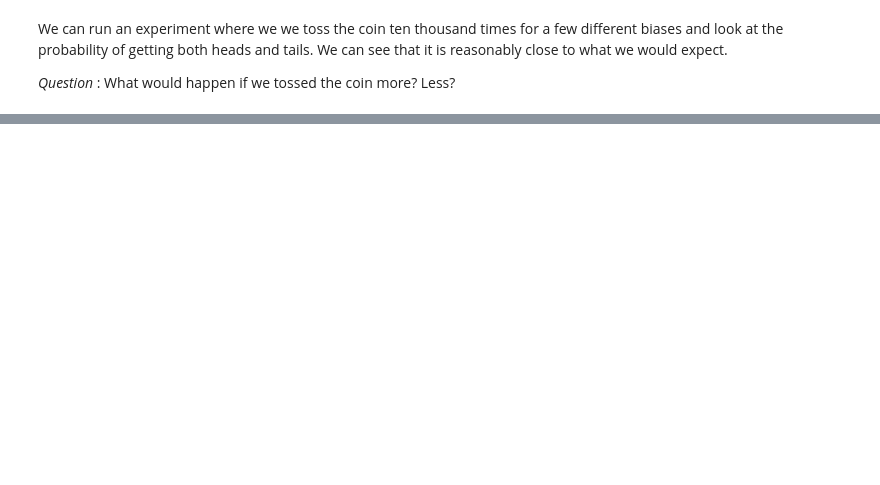
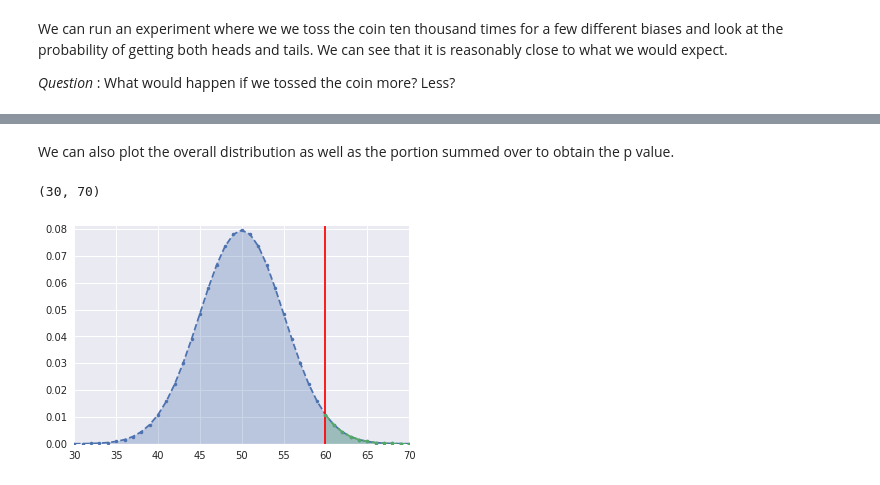
Before and after one commit to ZachGlassman/hypothesis_testing, a Jupyter notebook: Lecture.ipynb, the cells around one changed output, grey strips where cells are left out. Drawn from its saved outputs; the diff is of its cells as text; code cells hidden in the pictures; blank space fills up the shorter version.

```diff
--- a/Lecture.ipynb
+++ b/Lecture.ipynb
@@ -97,0 +122,17 @@ plt.ylabel('Probability')
+# %% [markdown]
+We can also plot the overall distribution as well as the portion summed over to obtain the p value.
+# %%
+x = np.arange(0,100,1)
+dist = binom.pmf(x, 100, 1/2)
+plt.fill_between(x,0, dist, alpha=.3)
+plt.plot(x, dist, '.--')
+plt.axvline(60,0,1, color='red')
+x2 = np.arange(60,100,1)
+dist = binom.pmf(x2, 100, 1/2)
+plt.fill_between(x2,0, dist, alpha=.3)
+plt.plot(x2, dist, '.--')
+plt.ylim(0,.081);
+plt.xlim(30,70)
+# %% [output]
+(30, 70)
+[figure, added]
```
Also changed, not shown: parts of 14 cells of this notebook, 1 other file.
